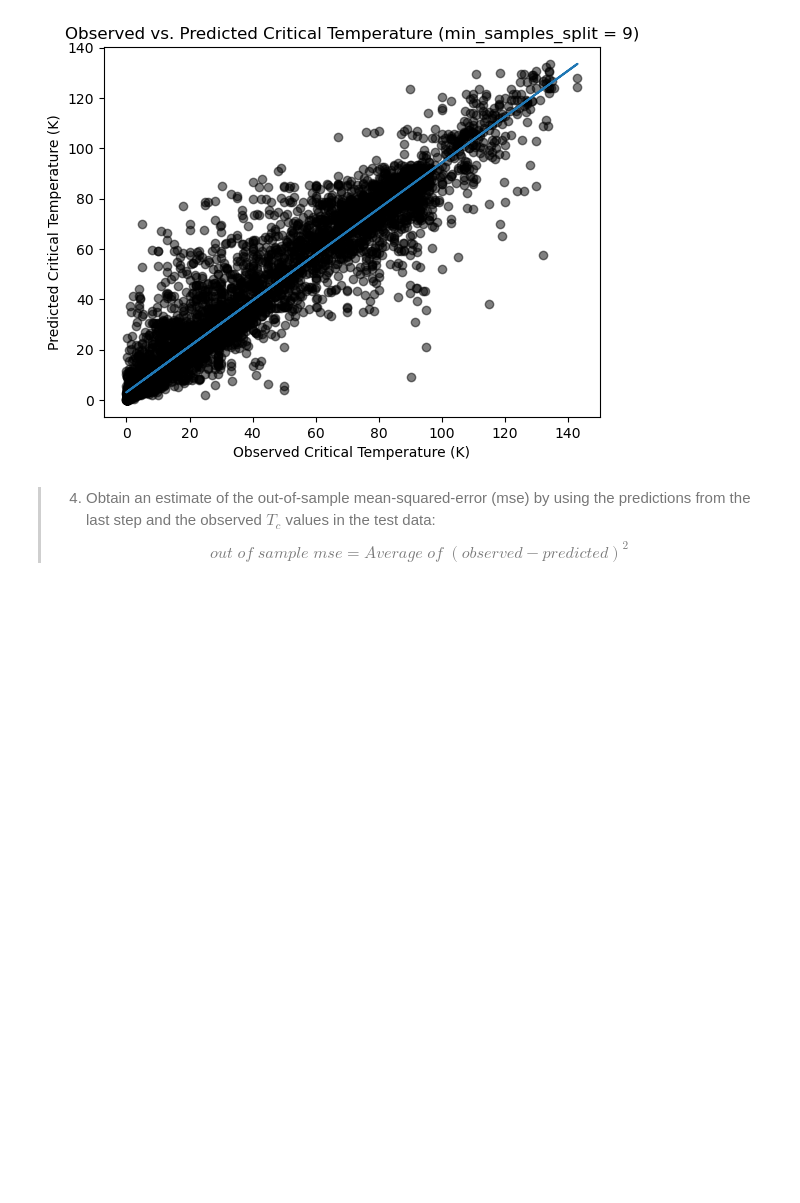
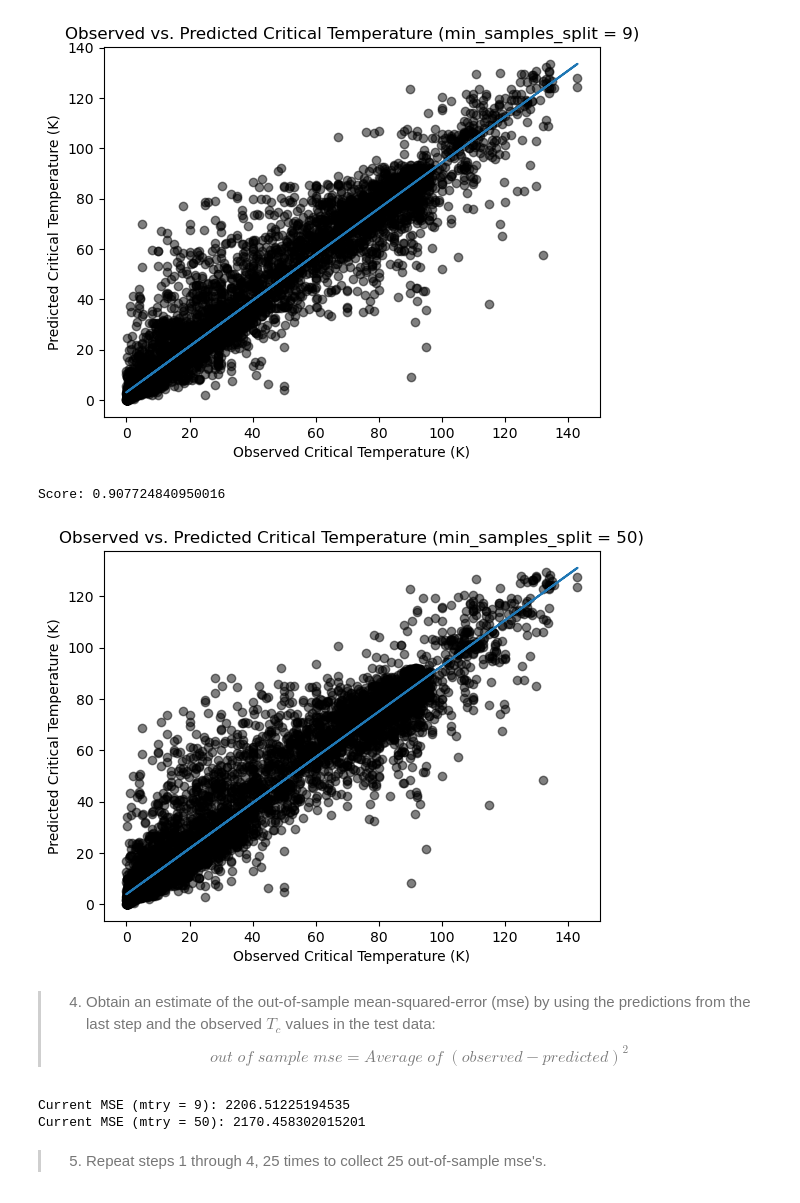
Before and after one commit to ppak10/24-787-Term-Project, a Jupyter notebook: notebooks/predict_tc_random_forest.ipynb, the cells around one changed output. Cells and saved outputs as stored; diff of their text form; code cells hidden in the pictures; blank space fills up the shorter version.

Commit message:
Adds content for rmse for random forsest and xgboost.

```diff
--- a/notebooks/predict_tc_random_forest.ipynb
+++ b/notebooks/predict_tc_random_forest.ipynb
@@ -58,3 +64,17 @@ forest_mtry_50.fit(training_X, training_y)
+# %%
+# Load Models
+with open("../models/forest_mtry_9.pkl", "rb") as f:
+    forest_mtry_9 = pickle.load(f)
+
+with open("../models/forest_mtry_50.pkl", "rb") as f:
+    forest_mtry_50 = pickle.load(f)
+# %%
+# Save Models
+with open("../models/forest_mtry_9.pkl", "wb") as f:
+    pickle.dump(forest_mtry_9, f)
+
+with open("../models/forest_mtry_50.pkl", "wb") as f:
+    pickle.dump(forest_mtry_50, f)
 # %% [markdown]
 >3. Predict $T_c$ of the test data.
 # %%
@@ -71,6 +91,20 @@ plot_observed_vs_predicted(
 # %% [output]
 Score: 0.9230398705444511
 [figure]
+# %%
+# Creates random forest predictions with testing features.
+prediction_forest_mtry_50 = forest_mtry_50.predict(testing_X)
+
+print(f"Score: {forest_mtry_50.score(testing_X, testing_y)}")
+
+plot_observed_vs_predicted(
+    testing_y,
+    prediction_forest_mtry_50,
+    title="Observed vs. Predicted Critical Temperature (min_samples_split = 50)"
+)
+# %% [output]
+Score: 0.907724840950016
+[figure, added]
 # %% [markdown]
 > 4. Obtain an estimate of the out-of-sample mean-squared-error (mse) by using the predictions from the last step and the observed $T_c$ values in the test data:
 >$$out\;of\;sample\;mse=Average\;of\;(observed-predicted)^2$$
@@ -76,0 +117,11 @@ Score: 0.9230398705444511
+# %%
+mse_mtry_9 = out_of_sample_mse(testing_y, prediction_forest_mtry_9)
+mse_mtry_50 = out_of_sample_mse(testing_y, prediction_forest_mtry_50)
+
+print(f"Current MSE (mtry = 9): {mse_mtry_9}")
+print(f"Current MSE (mtry = 50): {mse_mtry_50}")
+# %% [output]
+Current MSE (mtry = 9): 2206.51225194535
+Current MSE (mtry = 50): 2170.458302015201
+# %% [markdown]
+> 5. Repeat steps 1 through 4, 25 times to collect 25 out-of-sample mse's.
```
Also changed, not shown: parts of 6 cells of this notebook, 4 other files.
